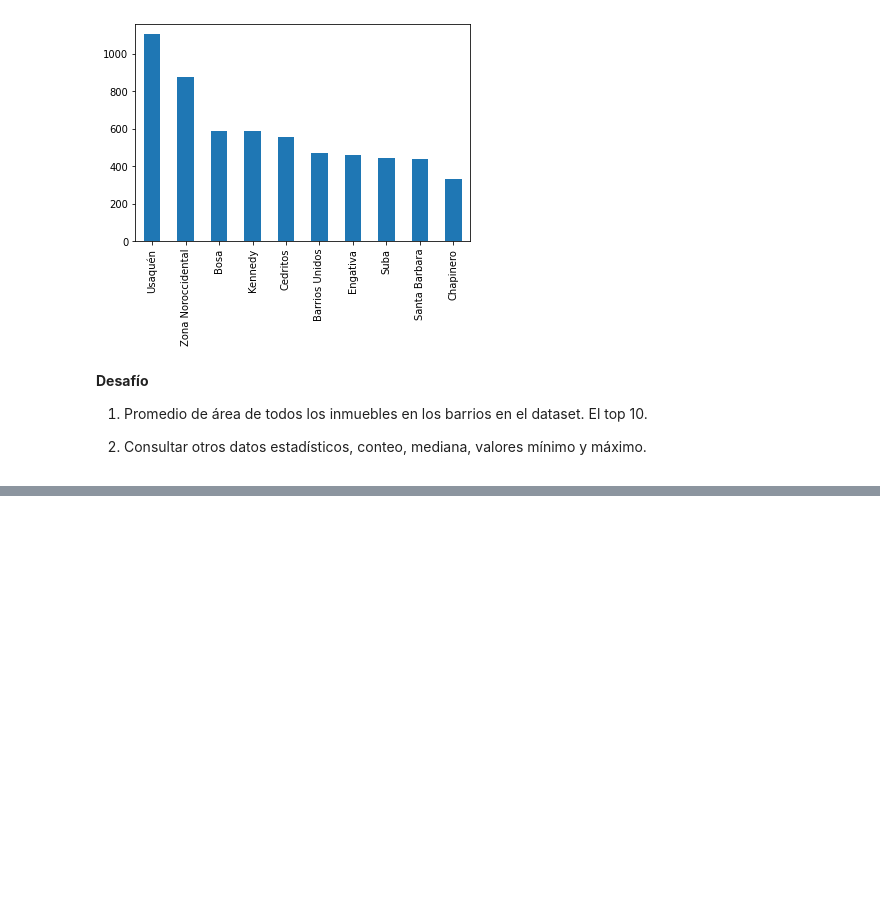
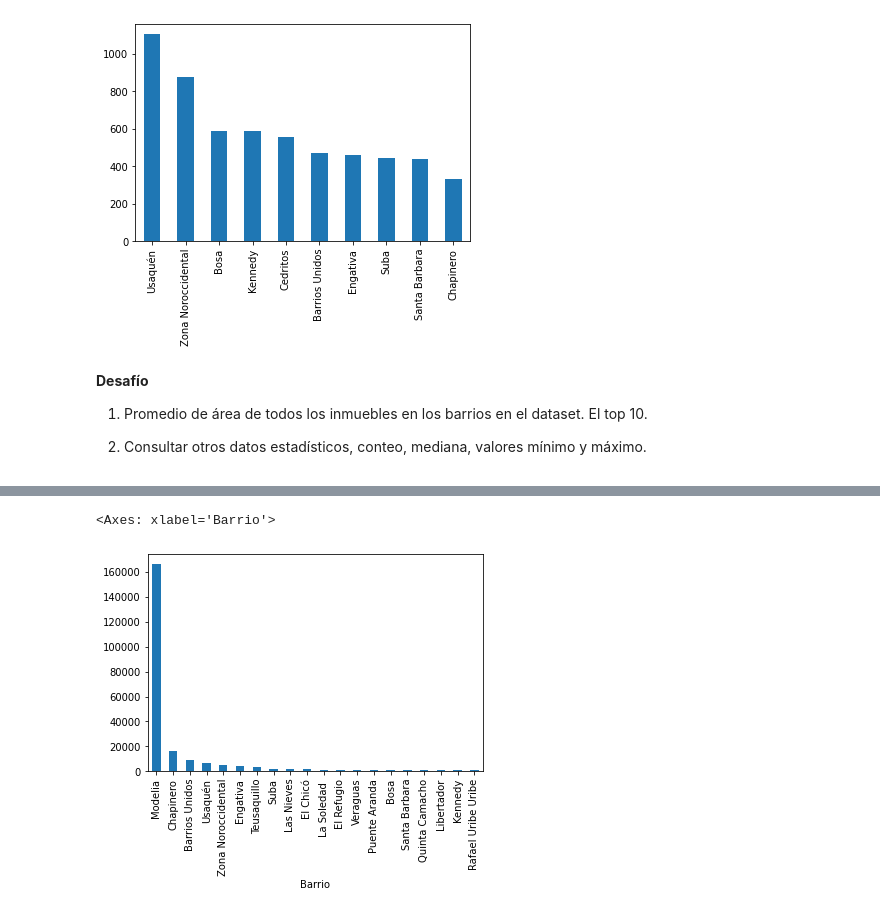
Before and after one commit to AURZOLA1524/Inmersi-n-de-Datos-AL, a Jupyter notebook: inmersion_datos_class_01.ipynb, the cells around one changed output, grey strips where cells are left out. Cells and saved outputs as stored; diff of their text form; code cells hidden in the pictures; blank space fills up the shorter version.

```diff
--- a/inmersion_datos_class_01.ipynb
+++ b/inmersion_datos_class_01.ipynb
@@ -218,0 +242,6 @@ inmuebles_barrio.head(10).plot.bar()
+# %%
+valor_maximo_x_barrio2 = inmuebles.groupby(['Barrio'])['Area'].max().sort_values(ascending=False).head(20).plot.bar()
+valor_maximo_x_barrio2
+# %% [output]
+<Axes: xlabel='Barrio'>
+[figure, added]
```
Also changed, not shown: parts of 11 cells of this notebook.
